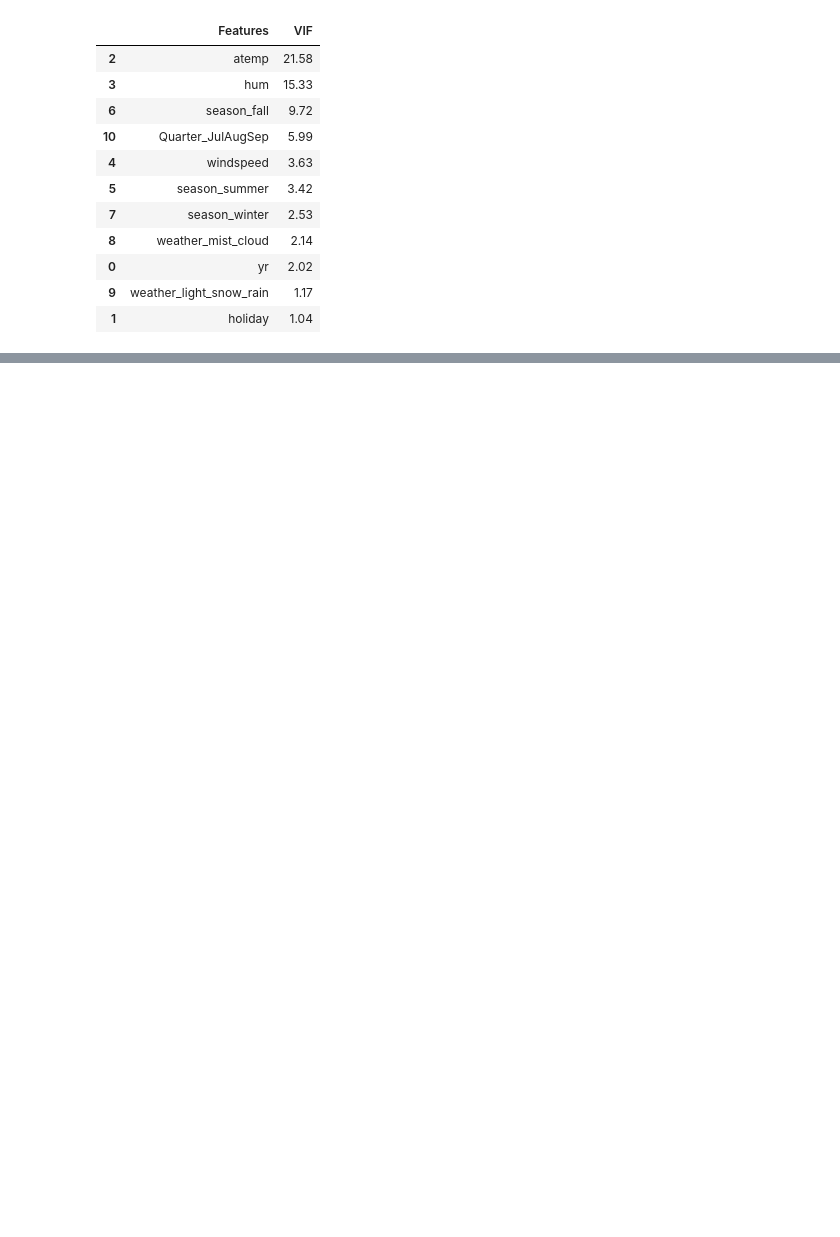
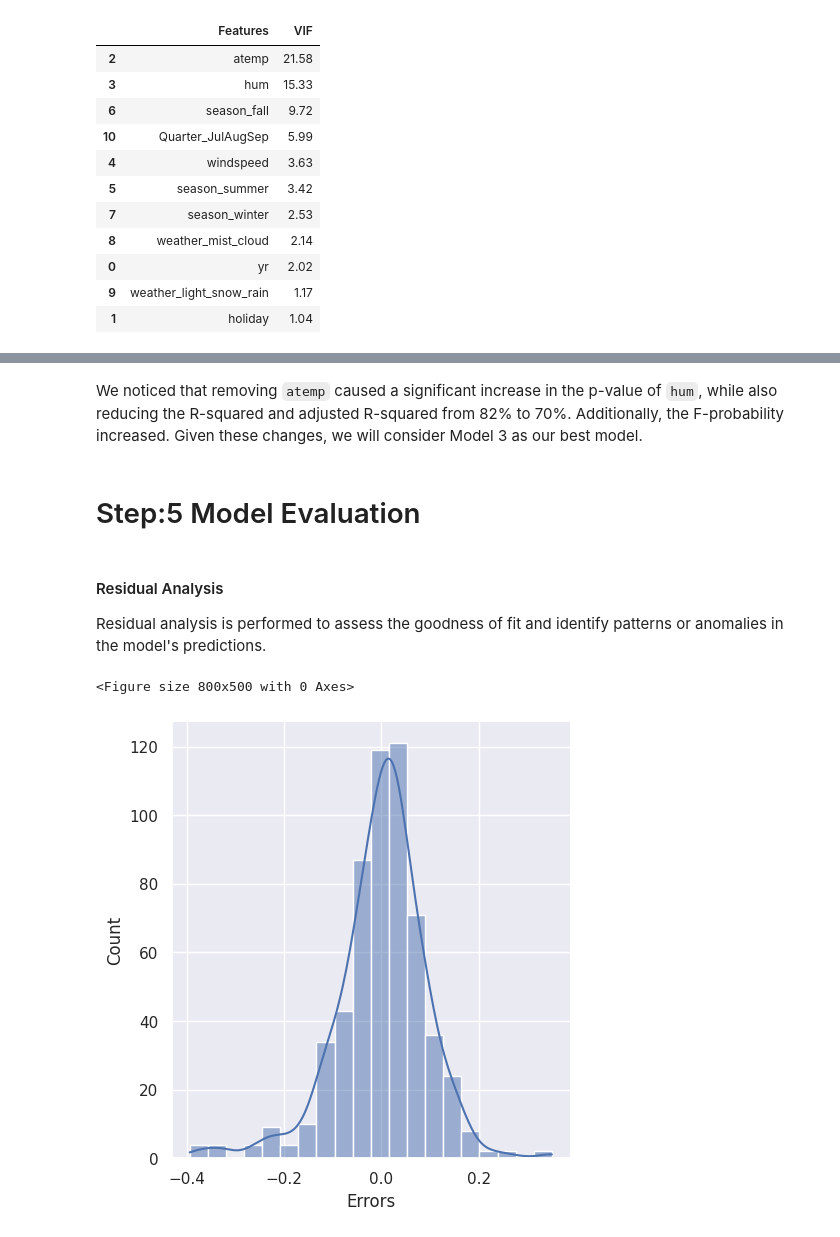
Before and after one commit to andysharma1997/bike_share_analysis_lr, a Jupyter notebook: shubham.ipynb, the cells around one changed output, grey strips where cells are left out. Saved outputs shown, nothing was run; the diff lists cells and outputs as text; code cells hidden in the pictures; blank space fills up the shorter version.

````diff
--- a/shubham.ipynb
+++ b/shubham.ipynb
@@ -529,10 +534,10 @@ calculate_VIF(X_train)
 ##### Model 2
 Removing ```Quarter_AprMayJun``` due to it's high p-value of 0.207
 # %%
-X_train = X_train.drop(["Quarter_AprMayJun"],axis=1)
-X_train_sm = sm.add_constant(X_train)
-lm = sm.OLS(y_train, X_train_sm).fit()
-print(lm.summary())
+X_train_02 = X_train_01.drop(["Quarter_AprMayJun"],axis=1)
+X_train_sm_02 = sm.add_constant(X_train_02)
+lm_02 = sm.OLS(y_train, X_train_sm_02).fit()
+print(lm_02.summary())
 # %% [output]
                             OLS Regression Results
 ==============================================================================
@@ -568,0 +577,5 @@ calculate_VIF(X_train)
+# %%
+X_train_03 = X_train_02.drop(['season_fall'],axis=1)
+X_train_sm_03 = sm.add_constant(X_train_03)
+lm_03 = sm.OLS(y_train, X_train_sm_03).fit()
+print(lm_03.summary())
@@ -568,0 +653,24 @@ calculate_VIF(X_train)
+# %% [markdown]
+We noticed that removing `atemp` caused a significant increase in the p-value of `hum`, while also reducing the R-squared and adjusted R-squared from 82% to 70%. Additionally, the F-probability increased. Given these changes, we will consider Model 3 as our best model.
+# %%
+X_train_sm= X_train_sm_03
+model = lm_03
+# %% [markdown]
+# Step:5 Model Evaluation<a class="anchor" id="model_evaluation"></a>
+# %% [markdown]
+#### Residual Analysis<a class="anchor" id="residual_analysis"></a>
+Residual analysis is performed to assess the goodness of fit and identify patterns or anomalies in the model's predictions.
+# %%
+# Calculate y_train_pred
+y_train_pred = model.predict(X_train_sm)
+# %%
+# Plot the histogram of the error terms on the training set
+residuals = y_train - y_train_pred
+fig = plt.figure(figsize = (8, 5))
+sns.displot(residuals, bins = 20, kde = True)
+plt.xlabel('Errors', fontsize = 12)
+plt.savefig(os.path.join(image_dir,"residual_normal_dist.jpg"))
+plt.show()
+# %% [output]
+<Figure size 800x500 with 0 Axes>
+[figure, added]
````
Also changed, not shown: parts of 29 cells of this notebook, 5 other files.
